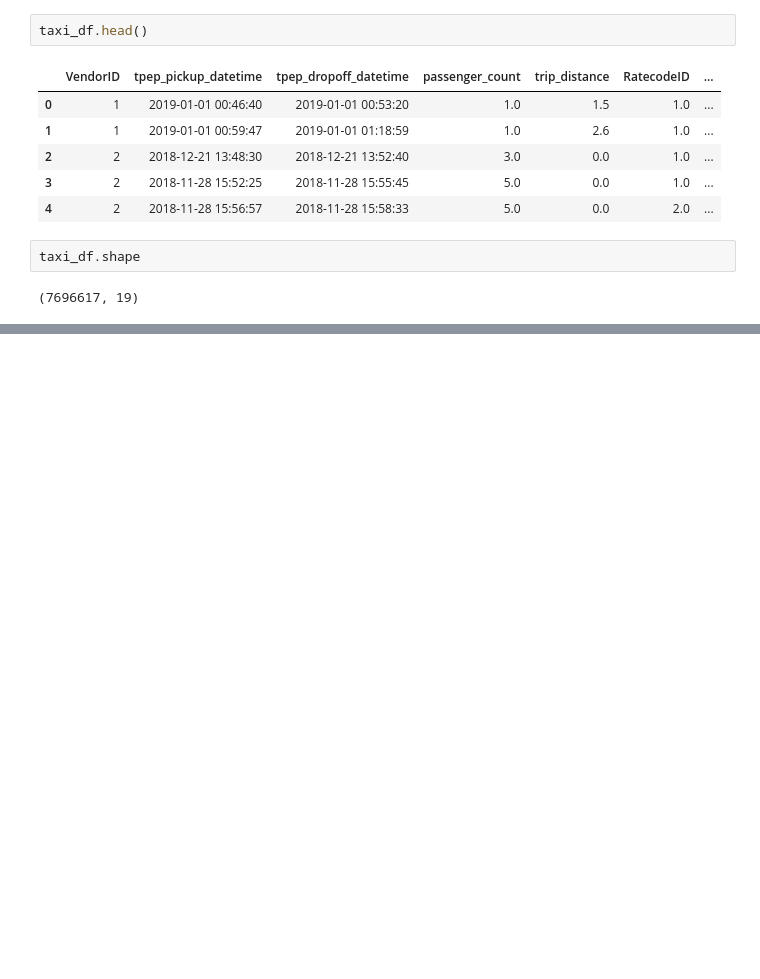
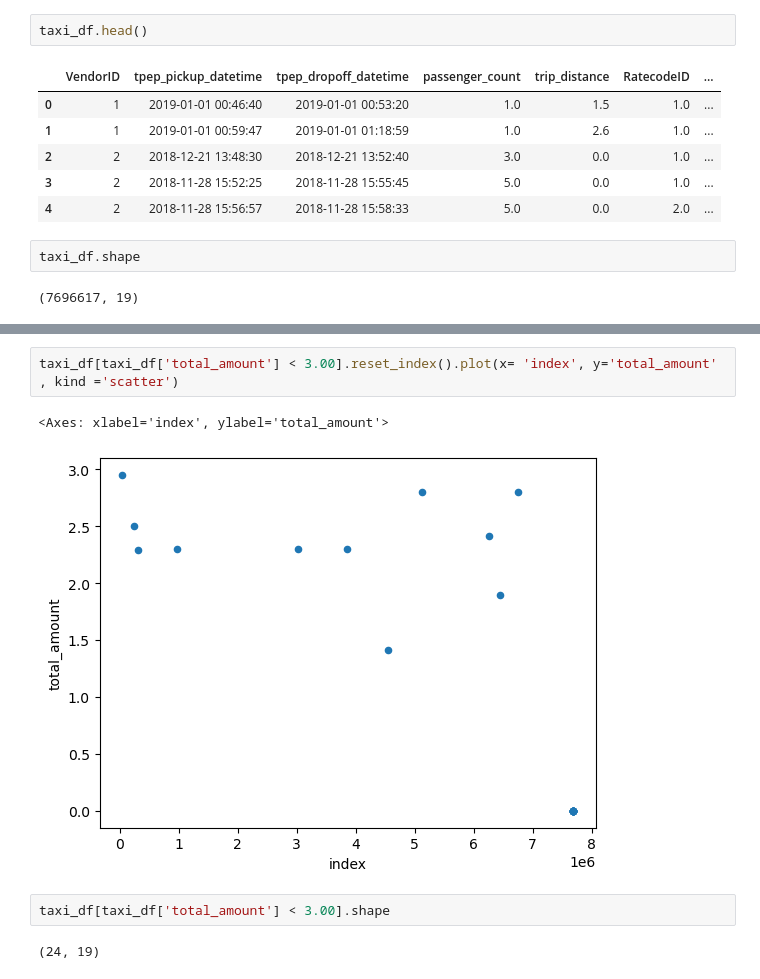
Before and after one commit to FeryelBoubeker/Taxi_income_Analasyst, a Jupyter notebook: main.ipynb, the cells around one changed output, grey strips where cells are left out. Cells and saved outputs as stored; diff of their text form; blank space fills up the shorter version.

```diff
--- a/main.ipynb
+++ b/main.ipynb
@@ -17,0 +158,9 @@ taxi_df.shape
+# %%
+taxi_df[taxi_df['total_amount'] < 3.00].reset_index().plot(x= 'index', y='total_amount' , kind ='scatter')
+# %% [output]
+<Axes: xlabel='index', ylabel='total_amount'>
+[figure, added]
+# %%
+taxi_df[taxi_df['total_amount'] < 3.00].shape
+# %% [output]
+(24, 19)
```
Also changed, not shown: parts of 50 cells of this notebook.
